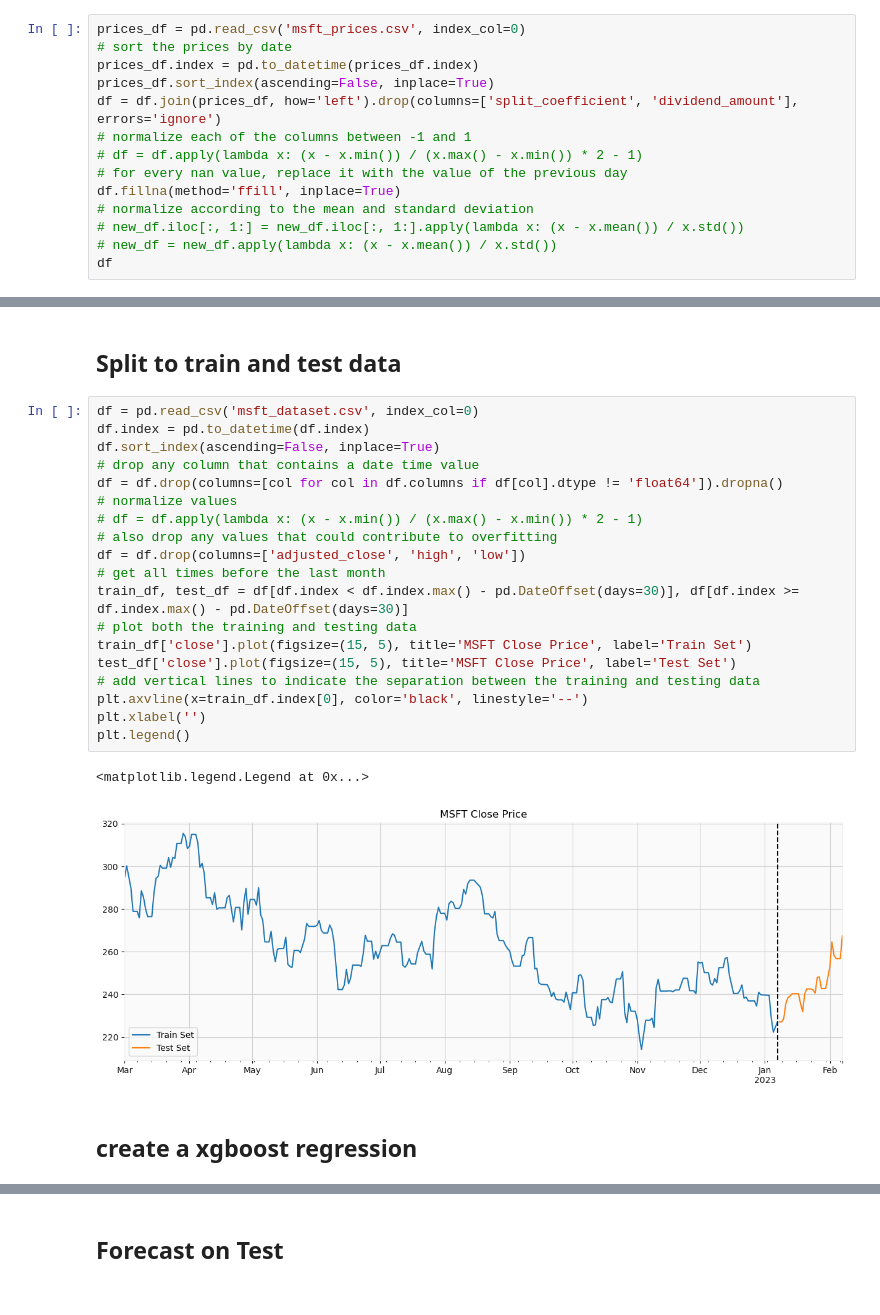
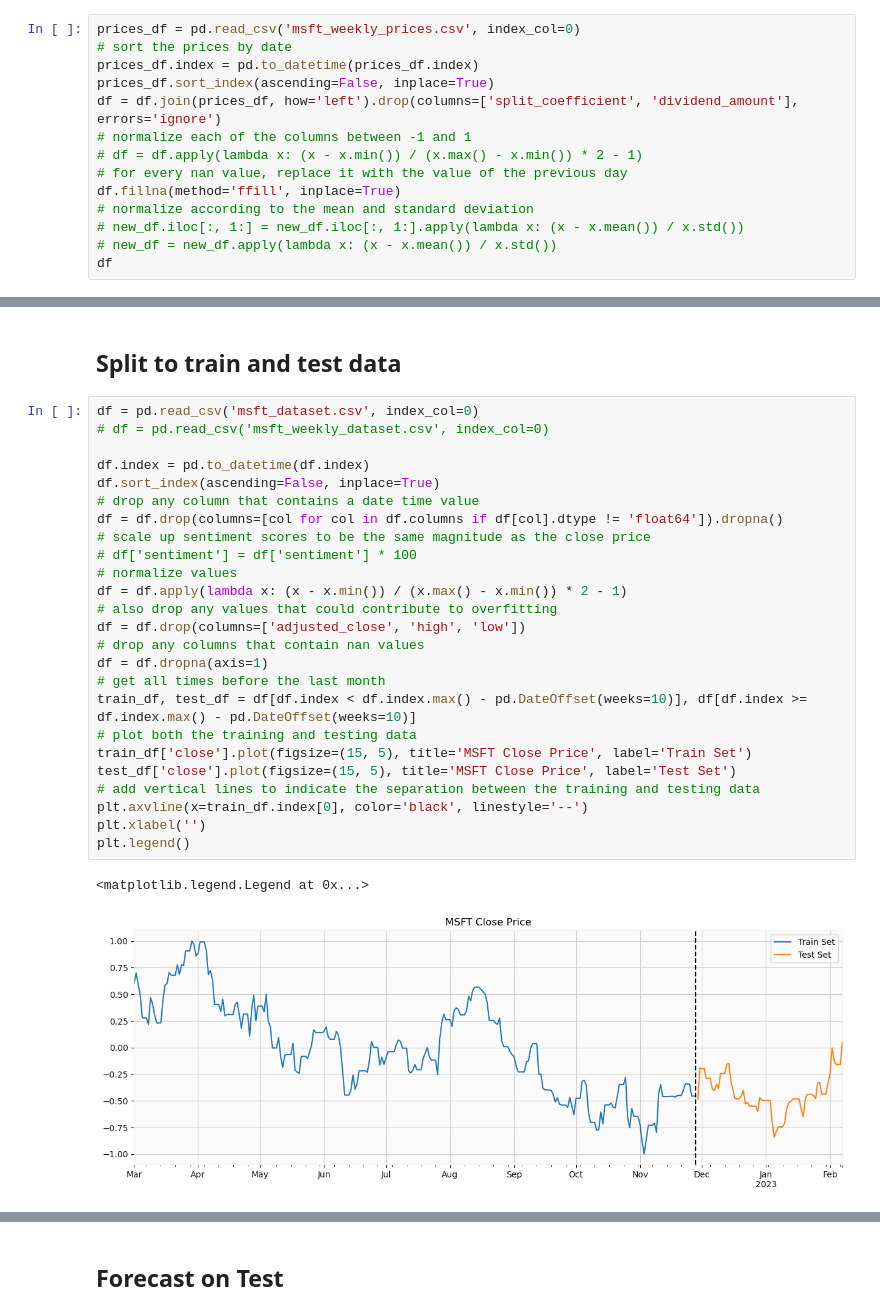
Before and after one commit to DavidPeleg6/Financial_News_Sentiments, a Jupyter notebook: baseline_analysis/msft_analysis.ipynb, the cells around one changed output, grey strips where cells are left out. Saved outputs shown, nothing was run; the diff lists cells and outputs as text.

```diff
--- a/baseline_analysis/msft_analysis.ipynb
+++ b/baseline_analysis/msft_analysis.ipynb
@@ -231,7 +253,7 @@ Text(0.5, 0, '')
 # %% [markdown]
 Load the daily price data and append it to the news dataset
 # %%
-prices_df = pd.read_csv('msft_prices.csv', index_col=0)
+prices_df = pd.read_csv('msft_weekly_prices.csv', index_col=0)
 # sort the prices by date
 prices_df.index = pd.to_datetime(prices_df.index)
 prices_df.sort_index(ascending=False, inplace=True)
@@ -318,25 +342,29 @@ import xgboost as xgb
 ## Split to train and test data
 # %%
 df = pd.read_csv('msft_dataset.csv', index_col=0)
+# df = pd.read_csv('msft_weekly_dataset.csv', index_col=0)
+
 df.index = pd.to_datetime(df.index)
 df.sort_index(ascending=False, inplace=True)
 # drop any column that contains a date time value
 df = df.drop(columns=[col for col in df.columns if df[col].dtype != 'float64']).dropna()
+# scale up sentiment scores to be the same magnitude as the close price
+# df['sentiment'] = df['sentiment'] * 100
 # normalize values
-# df = df.apply(lambda x: (x - x.min()) / (x.max() - x.min()) * 2 - 1)
+df = df.apply(lambda x: (x - x.min()) / (x.max() - x.min()) * 2 - 1)
 # also drop any values that could contribute to overfitting
 df = df.drop(columns=['adjusted_close', 'high', 'low'])
+# drop any columns that contain nan values
+df = df.dropna(axis=1)
 # get all times before the last month
-train_df, test_df = df[df.index < df.index.max() - pd.DateOffset(days=30)], df[df.index >= df.index.max() - pd.DateOffset(days=30)]
+train_df, test_df = df[df.index < df.index.max() - pd.DateOffset(weeks=10)], df[df.index >= df.index.max() - pd.DateOffset(weeks=10)]
 # plot both the training and testing data
 train_df['close'].plot(figsize=(15, 5), title='MSFT Close Price', label='Train Set')
 test_df['close'].plot(figsize=(15, 5), title='MSFT Close Price', label='Test Set')
 # add vertical lines to indicate the separation between the training and testing data
 plt.axvline(x=train_df.index[0], color='black', linestyle='--')
 plt.xlabel('')
 plt.legend()
 # %% [output]
 <matplotlib.legend.Legend at 0x...>
-[figure, old version]
+[figure, new version]
-# %% [markdown]
-## create a xgboost regression
```
Also changed, not shown: parts of 21 cells of this notebook, 5 other files.
